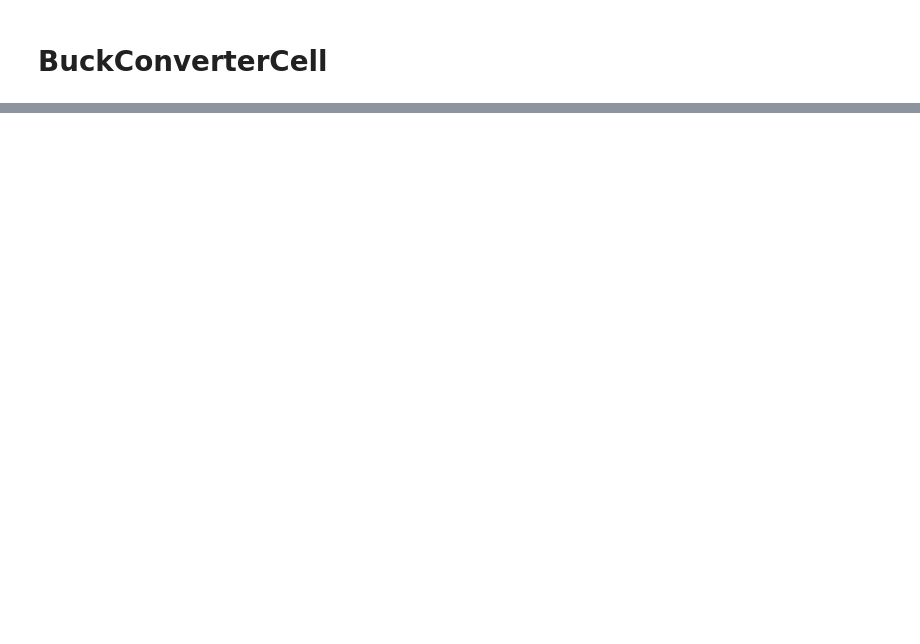
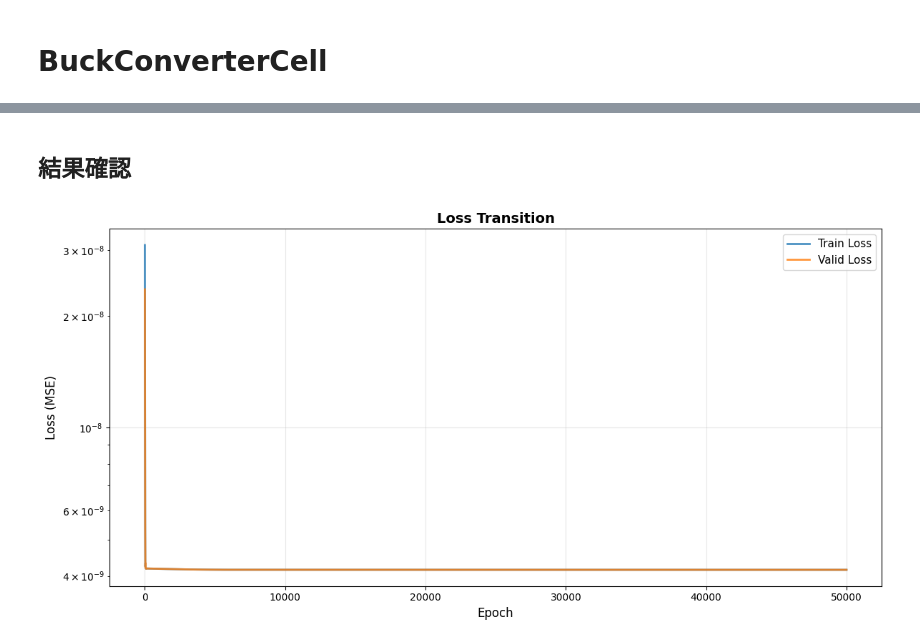
Before and after one commit to University-Laboratory/rnn-pann, a Jupyter notebook: actual_machine_notebooks/note4/note.ipynb, the cells around one changed output, grey strips where cells are left out. Drawn from its saved outputs; the diff is of its cells as text; code cells hidden in the pictures; blank space fills up the shorter version.

```diff
--- a/actual_machine_notebooks/note4/note.ipynb
+++ b/actual_machine_notebooks/note4/note.ipynb
@@ -782,0 +365,25 @@ input_size=7
+# %% [markdown]
+## 結果確認
+# %%
+# Lossの遷移をグラフ表示
+fig, ax = plt.subplots(1, 1, figsize=(12, 6))
+
+epochs_list = range(1, params.epochs + 1)
+ax.plot(epochs_list, loss_history["train"], label="Train Loss", linewidth=2, alpha=0.8)
+ax.plot(epochs_list, loss_history["valid"], label="Valid Loss", linewidth=2, alpha=0.8)
+
+ax.set_xlabel("Epoch", fontsize=12)
+ax.set_ylabel("Loss (MSE)", fontsize=12)
+ax.set_title("Loss Transition", fontsize=14, fontweight="bold")
+ax.set_yscale("log")
+ax.grid(True, alpha=0.3)
+ax.legend(fontsize=11)
+
+plt.tight_layout()
+plt.show()
+
+# 画像をログに保存
+if keep_log:
+    save_figure_to_log(fig, "loss_transition", result_dir, "Lossの遷移")
+# %% [output]
+[figure, added]
```
Also changed, not shown: parts of 35 cells of this notebook, 1 other file.
